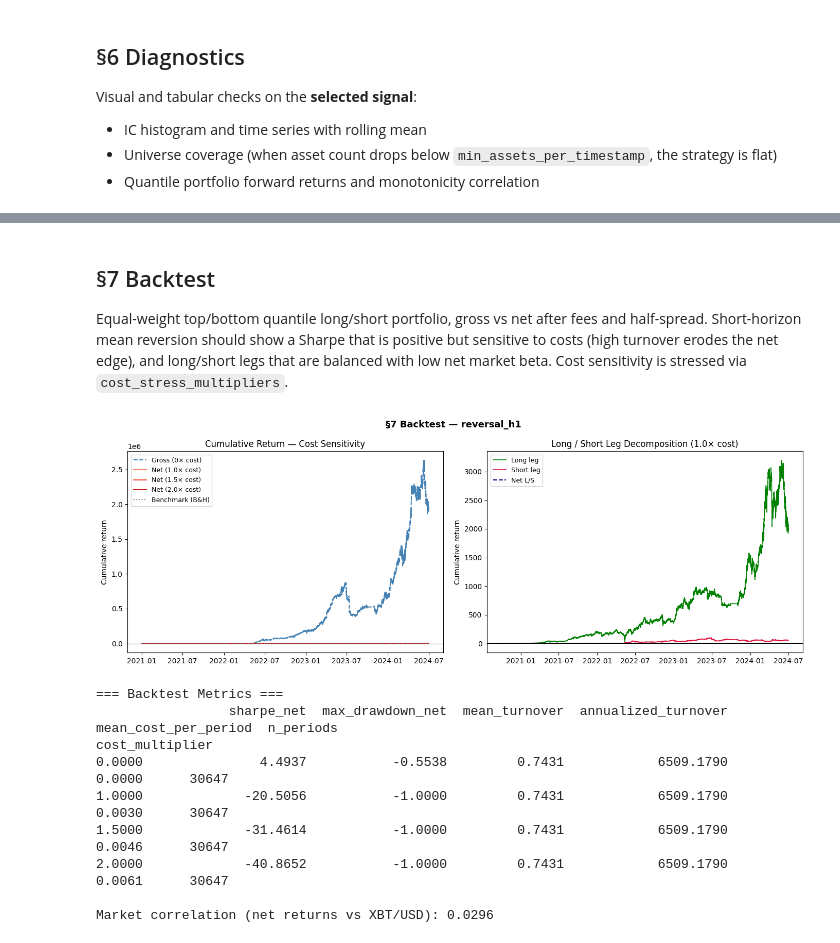
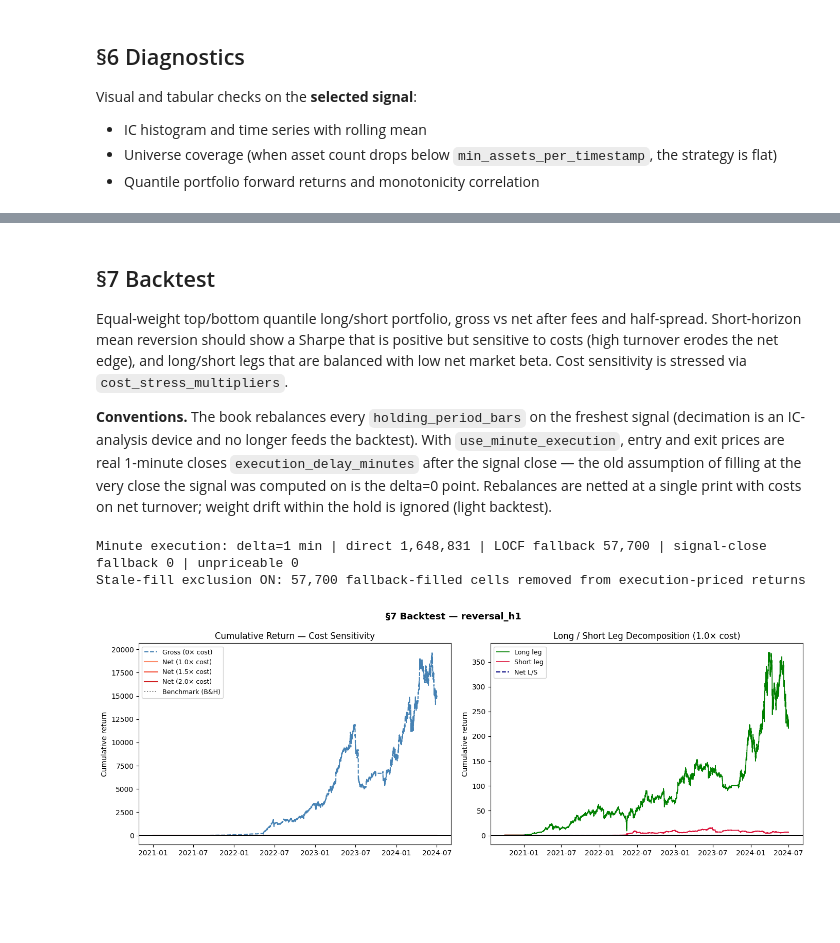
Before and after one commit to billybraith17/crypto-stat-arb, a Jupyter notebook: research/cs_mean_reversion_research.ipynb, the cells around one changed output, grey strips where cells are left out. Drawn from its saved outputs; the diff is of its cells as text; code cells hidden in the pictures; blank space fills up the shorter version.

```diff
--- a/research/cs_mean_reversion_research.ipynb
+++ b/research/cs_mean_reversion_research.ipynb
@@ -234,13 +256,14 @@ pipeline = build_mean_reversion_signal(
     cross_sectional_transform=settings["cross_sectional_transform"],
     min_assets_per_timestamp=settings["min_assets_per_timestamp"],
     log_returns=settings["log_returns"],
-    rebalance_every_n_bars=settings["rebalance_every_n_bars"],
+    ic_rebalance_bars=settings["ic_rebalance_bars"],
 )
 
 close_wide    = pipeline["close_wide"]
 volume_wide   = pipeline["volume_wide"]
 return_wide   = pipeline["return_wide"]
 signal        = pipeline["signal"]
+signal_fresh  = pipeline["signal_fresh"]
 universe_mask = pipeline["universe_mask"]
 
 # --- Forward returns ---------------------------------------------------------
@@ -719,7 +834,59 @@ print(q_means.to_string(index=False))
 ## §7 Backtest
 
 Equal-weight top/bottom quantile long/short portfolio, gross vs net after fees and half-spread. Short-horizon mean reversion should show a Sharpe that is positive but sensitive to costs (high turnover erodes the net edge), and long/short legs that are balanced with low net market beta. Cost sensitivity is stressed via `cost_stress_multipliers`.
+
+**Conventions.** The book rebalances every `holding_period_bars` on the freshest signal (decimation is an IC-analysis device and no longer feeds the backtest). With `use_minute_execution`, entry and exit prices are real 1-minute closes `execution_delay_minutes` after the signal close — the old assumption of filling at the very close the signal was computed on is the delta=0 point. Rebalances are netted at a single print with costs on net turnover; weight drift within the hold is ignored (light backtest).
 # %%
+# --- Execution-priced forward returns -----------------------------------------
+# With minute execution, entry is the last real 1m close at-or-before
+# close-time(t) + delta minutes and exit is H hours later at the same offset.
+# The delay is embedded in the forward-return panel, so execution_delay_bars
+# stays 0 (double-delay guard in load_research_settings).
+_exec_close_cache, _exec_diag_cache = {}, {}
+
+def _exec_close_panel(delta_minutes):
+    """Fetch (once) and cache the execution close panel for a delay."""
+    delta_minutes = int(delta_minutes)
+    if delta_minutes not in _exec_close_cache:
+        _closes_long = fetch_minute_exec_closes(
+            engine,
+            start_ts=close_wide.index.min(),
+            end_ts=close_wide.index.max(),
+            delay_minutes=delta_minutes,
+            symbols=list(close_wide.columns),
+        )
+        panel, diags = build_execution_close_panel(
+            _closes_long, close_wide.index, signal_close_wide=close_wide
+        )
+        _exec_close_cache[delta_minutes] = panel
+        _exec_diag_cache[delta_minutes] = diags
+    return _exec_close_cache[delta_minutes]
+
+if settings["use_minute_execution"]:
+    _delta_base = int(settings["execution_delay_minutes"])
+    # Stale-fill exclusion: a P&L period requires real prints at both the
+    # entry and exit fill — LOCF / signal-close fallback fills are prices at
+    # which no trade happened (mostly thin out-of-universe names).
+    fwd_ret_bt = compute_execution_forward_returns(
+        _exec_close_panel(_delta_base),
+        holding_period_bars=selected_holding_period,
+        log_returns=settings["log_returns"],
+        direct_fill_mask=_exec_diag_cache[_delta_base]["direct_fill_mask"],
+    )
+    _d = _exec_diag_cache[_delta_base]
+    print(
+        f"Minute execution: delta={_delta_base} min | direct {_d['n_direct']:,}"
+        f" | LOCF fallback {_d['n_locf_fallback']:,}"
+        f" | signal-close fallback {_d['n_signal_close_fallback']:,}"
+        f" | unpriceable {_d['n_unpriceable']:,}"
+    )
+    print(
+        f"Stale-fill exclusion ON: {_d['n_locf_fallback'] + _d['n_signal_close_fallback']:,} "
+        f"fallback-filled cells removed from execution-priced returns"
+    )
+else:
+    fwd_ret_bt = fwd_ret
+
 base_1x_key = 1.0 if 1.0 in settings["cost_stress_multipliers"] else settings["cost_stress_multipliers"][-1]
 
 cost_stress = settings["cost_stress_multipliers"]
@@ -727,8 +894,8 @@ backtest_results = {}
 
 for mult in cost_stress:
     res = run_light_backtest(
-        selected_signal,
-        fwd_ret,
+        selected_signal_fresh,
+        fwd_ret_bt,
         top_quantile=settings["top_quantile"],
         bottom_quantile=settings["bottom_quantile"],
         fee_bps=settings["fee_bps"] * mult,
@@ -772,7 +939,7 @@ ax.legend(fontsize=9)
 # Leg decomposition (base case)
 ax = axes[1]
 long_ret, short_ret = long_short_leg_returns(
-    base_1x["weights"], fwd_ret.reindex(base_1x["weights"].index),
+    base_1x["weights"], fwd_ret_bt.reindex(base_1x["weights"].index),
     returns_are_log=settings["log_returns"],
 )
 cum_long  = (1 + long_ret.dropna()).cumprod()
@@ -782,40 +949,33 @@ ax.plot(cum_short.index, cum_short.values, color="crimson", linewidth=1.2, label
 ax.plot(base_1x["cum_net"].index, base_1x["cum_net"].values,
         color="navy", linestyle="--", linewidth=1.5, label="Net L/S")
 ax.axhline(1, color="black", linewidth=0.8)
 ax.set_title(f"Long / Short Leg Decomposition ({base_1x_key}\u00d7 cost)")
 ax.set_ylabel("Cumulative return")
 ax.legend(fontsize=9)
 
 plt.tight_layout()
 plt.show()
 
 # Metrics summary
 print("\n=== Backtest Metrics ===")
 metrics_rows = []
 for mult, res in backtest_results.items():
     m = res["metrics"].copy()
     m["cost_multiplier"] = mult
     metrics_rows.append(m)
 metrics_df = pd.DataFrame(metrics_rows).set_index("cost_multiplier")
 print(metrics_df[["sharpe_net", "max_drawdown_net", "mean_turnover",
                   "annualized_turnover", "mean_cost_per_period", "n_periods"]].to_string())
 
 # Benchmark correlation
 benchmark_fwd_log = fwd_ret[benchmark_col].reindex(base_1x["net_returns"].index)
 if settings["log_returns"]:
     benchmark_fwd = np.exp(benchmark_fwd_log) - 1.0
 else:
     benchmark_fwd = benchmark_fwd_log
 beta = market_correlation(base_1x["net_returns"], benchmark_fwd)
 print(f"\nMarket correlation (net returns vs {benchmark_col}): {beta:.4f}")
 # %% [output]
+Minute execution: delta=1 min | direct 1,648,831 | LOCF fallback 57,700 | signal-close fallback 0 | unpriceable 0
+Stale-fill exclusion ON: 57,700 fallback-filled cells removed from execution-priced returns
-[figure, old version]
+[figure, new version]
-=== Backtest Metrics ===
-                 sharpe_net  max_drawdown_net  mean_turnover  annualized_turnover  mean_cost_per_period  n_periods
-cost_multiplier
-0.0000               4.4937           -0.5538         0.7431            6509.1790                0.0000      30647
-1.0000             -20.5056           -1.0000         0.7431            6509.1790                0.0030      30647
-1.5000             -31.4614           -1.0000         0.7431            6509.1790                0.0046      30647
-2.0000             -40.8652           -1.0000         0.7431            6509.1790                0.0061      30647
-
-Market correlation (net returns vs XBT/USD): 0.0296
```
Also changed, not shown: parts of 21 cells of this notebook, 29 other files.
